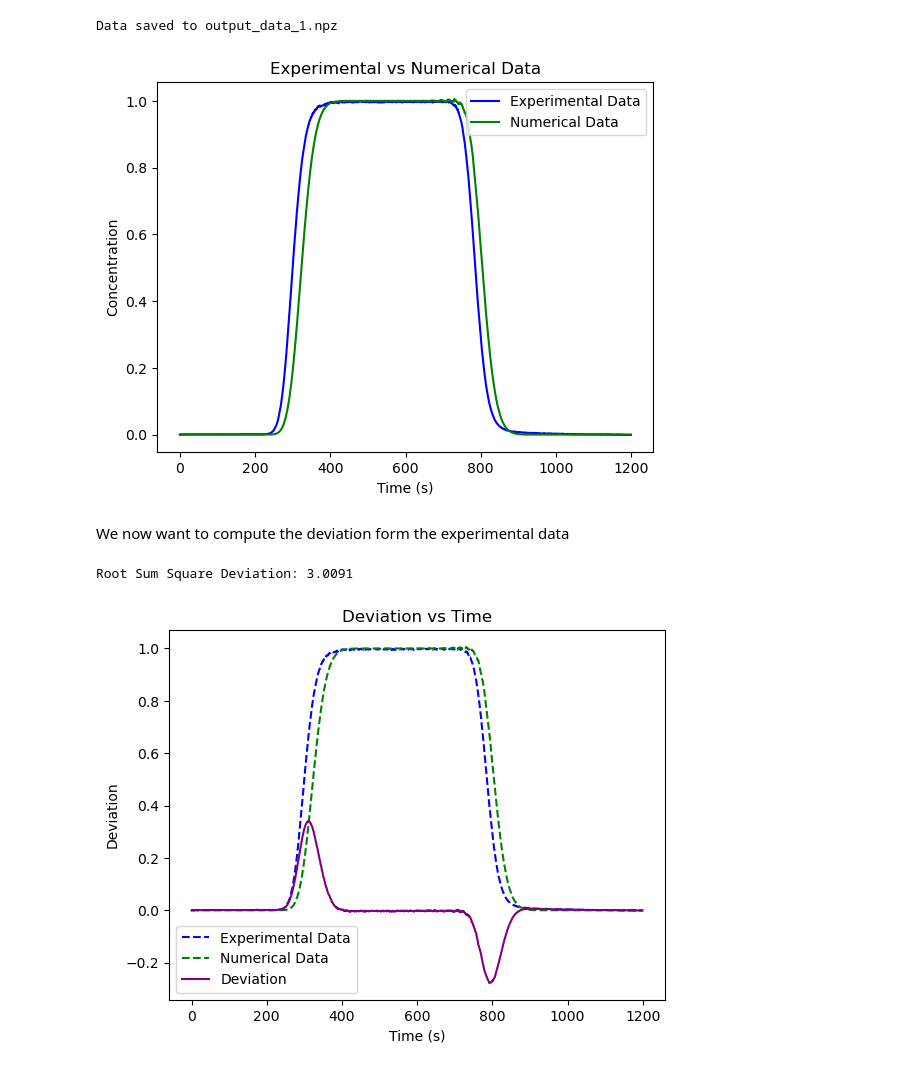
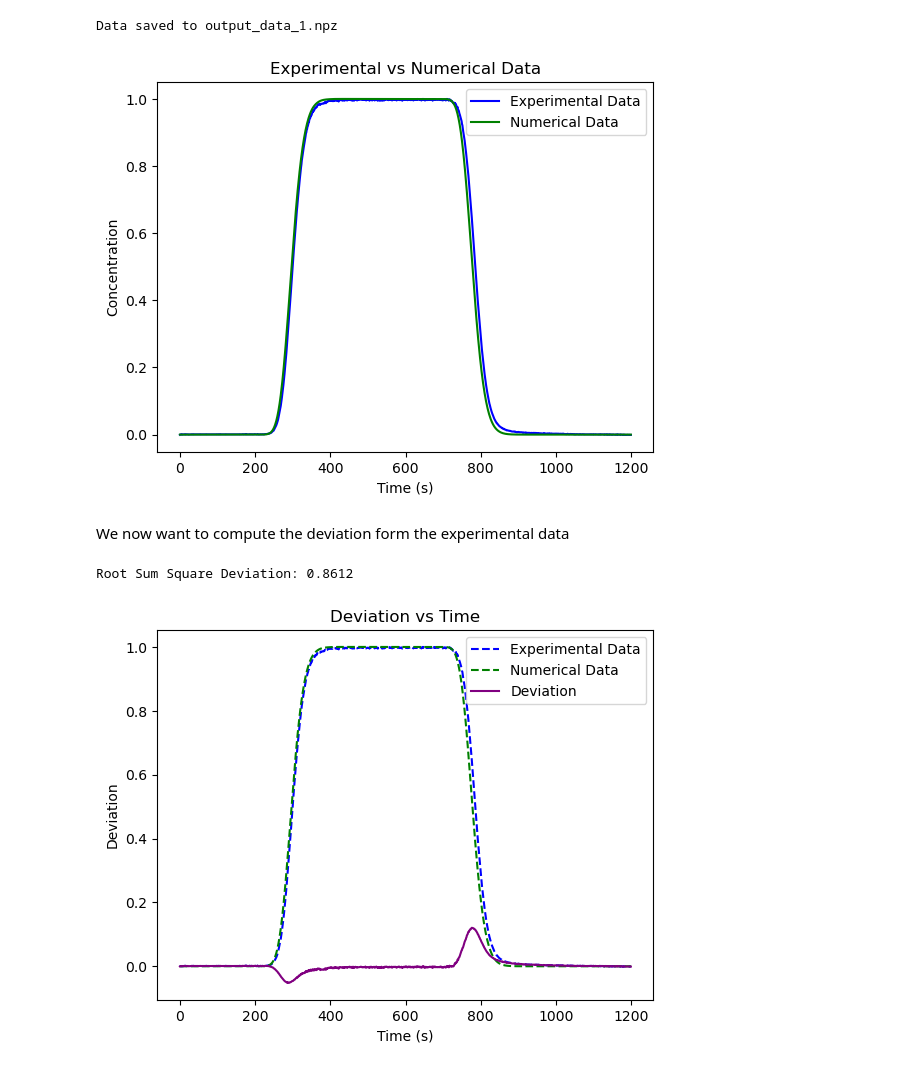
Before and after one commit to simo-pagliu/Magistrale, a Jupyter notebook: Transport of Radioactive Contaminants/LAB1 - Transport.ipynb, the cells around one changed output. Saved outputs shown, nothing was run; the diff lists cells and outputs as text; code cells hidden in the pictures.

```diff
--- a/Transport of Radioactive Contaminants/Transport.ipynb
+++ b/Transport of Radioactive Contaminants/LAB1 - Transport.ipynb
@@ -476,36 +476,37 @@ with open(filename, 'r') as file:
         # Skip empty lines
         if line.strip() == "":
             continue
         # Divide line by comma
         parts = line.split(',')
         # Get the second column
         line = parts[1]
         # Convert to float
         line = float(line.strip())
 
         if line < 1e-6:
             line = 0.0
 
         # Append to the list
         numerical.append(line)
 
 # Add 60 points to the beginning of the numerical data
 # This is needed since the injection in the experiment happends after 60 seconds
 # and the numerical data starts from 0
-numerical = [0.0] * 60 + numerical
+shift = int(time_not_column + 60)
+numerical = [0.0] * shift + numerical
 # Cut the last 60 points to make them the same length as the experimental data
-numerical = numerical[1:-61]
+numerical = numerical[1:-(shift + 1)]
 
 # Plot
 plt.plot(Concentration, label='Experimental Data', color='blue')
 plt.plot(numerical, label='Numerical Data', color='green')
 plt.xlabel('Time (s)')
 plt.ylabel('Concentration')
 plt.title('Experimental vs Numerical Data')
 plt.legend()
 plt.show()
 # %% [output]
-[figure, old version]
+[figure, new version]
 # %% [markdown]
 We now want to compute the deviation form the experimental data
 # %%
@@ -518,7 +519,7 @@ for i in range(len(Concentration)):
 root_sum_square = np.sqrt(np.sum(np.array(deviation)**2))
 print(f"Root Sum Square Deviation: {(root_sum_square):.4f}")
 # %% [output]
-Root Sum Square Deviation: 3.0091
+Root Sum Square Deviation: 0.8612
 # %%
 deviation = (np.array(Concentration) - np.array(numerical) )
 # Plot the deviation
@@ -531,4 +532,4 @@ plt.title('Deviation vs Time')
 plt.legend()
 plt.show()
 # %% [output]
-[figure, old version]
+[figure, new version]
```
Also changed, not shown: parts of 1 cell of this notebook, 4 other files.
